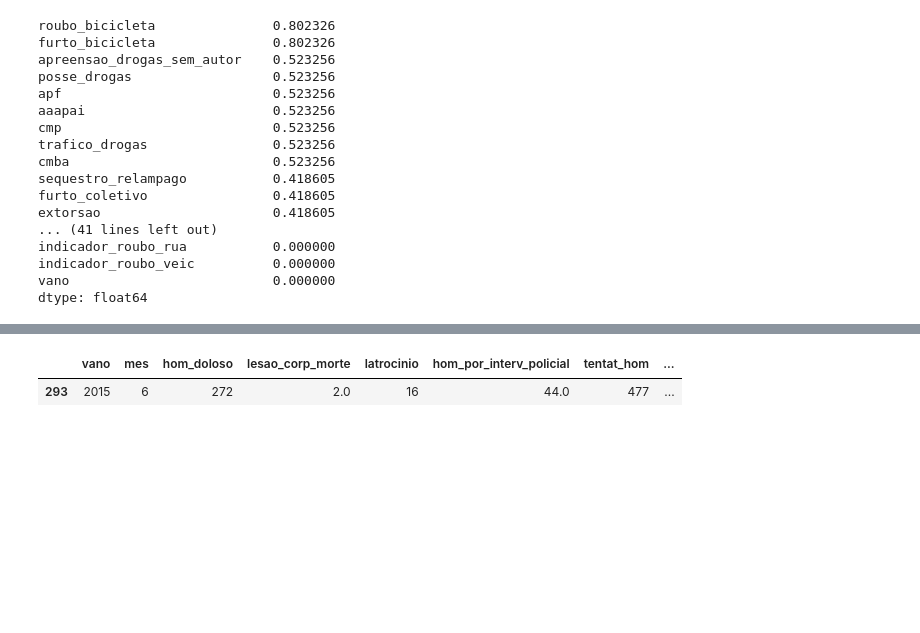
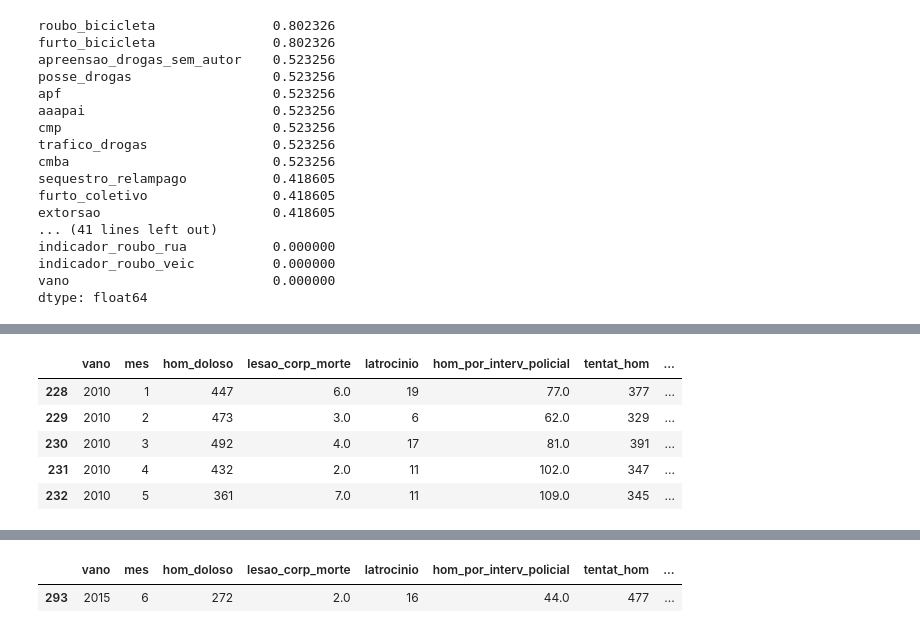
Before and after one commit to Mariana-Arantes/data_science, a Jupyter notebook: Analisando_a_Violência_no_Rio_de_Janeiro.ipynb, the cells around one changed output, grey strips where cells are left out. Cells and saved outputs as stored; diff of their text form; code cells hidden in the pictures; blank space fills up the shorter version.

```diff
--- a/Analisando_a_Violência_no_Rio_de_Janeiro.ipynb
+++ b/Analisando_a_Violência_no_Rio_de_Janeiro.ipynb
@@ -97,3 +159,13 @@ dtype: float64
+# %%
+#Imprimindo as 5 primeiras linhas
+df_corte_2010.head()
+# %% [output]
+|  | vano | mes | hom_doloso | lesao_corp_morte | latrocinio | hom_por_interv_policial | tentat_hom | ... |
+| 228 | 2010 | 1 | 447 | 6.0 | 19 | 77.0 | 377 | ... |
+| 229 | 2010 | 2 | 473 | 3.0 | 6 | 62.0 | 329 | ... |
+| 230 | 2010 | 3 | 492 | 4.0 | 17 | 81.0 | 391 | ... |
+| 231 | 2010 | 4 | 432 | 2.0 | 11 | 102.0 | 347 | ... |
+| 232 | 2010 | 5 | 361 | 7.0 | 11 | 109.0 | 345 | ... |
 # %% [markdown]
 ## Informações Estatísticas da Violência no Rio de Janeiro
 
```
Also changed, not shown: parts of 22 cells of this notebook.
